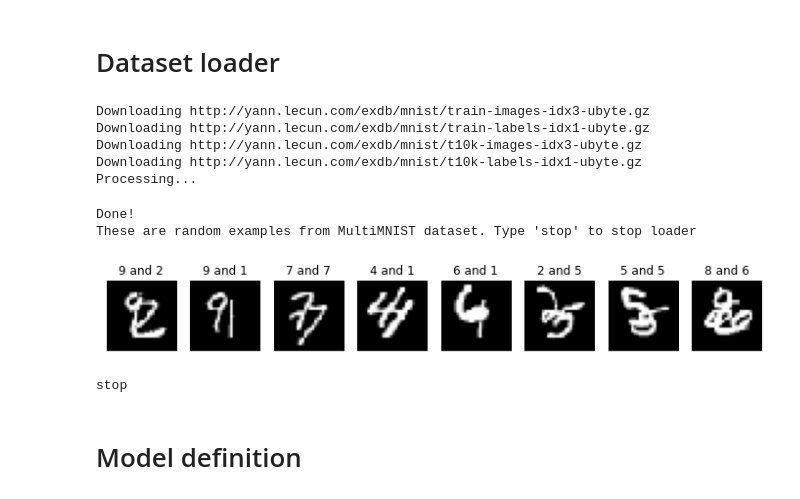
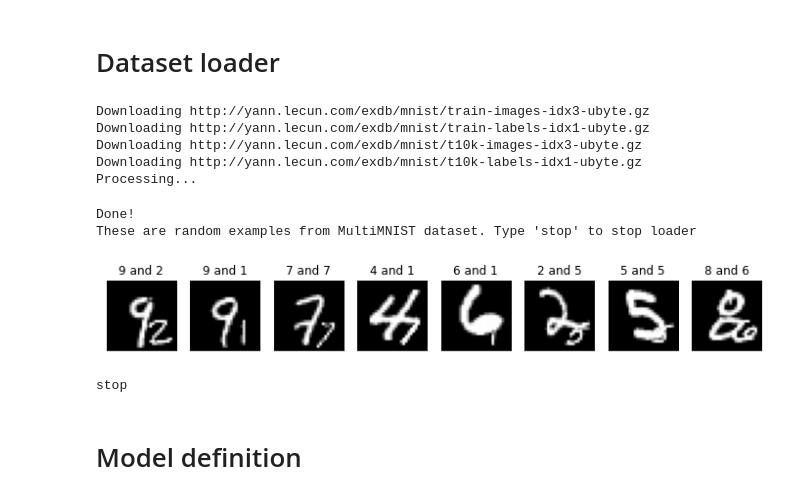
Before and after one commit to amkatrutsa/edm, a Jupyter notebook: MultiMNIST.ipynb, the cells around one changed output. Cells and saved outputs as stored; diff of their text form; code cells hidden in the pictures.

```diff
--- a/MultiMNIST.ipynb
+++ b/MultiMNIST.ipynb
@@ -268,10 +269,11 @@ def read_image_file(path):
             for j, right in enumerate(chosen_ones):
                 lim = pv[left,:,:]
                 rim = pv[right,:,:]
-                new_im = np.zeros((36,36))
+                rim =  np.array(Image.fromarray(rim).resize((14, 14), resample=Image.NEAREST))
+                new_im = np.zeros((28,28))
                 new_im[0:28,0:28] = lim
-                new_im[6:34,6:34] = rim
-                new_im[6:28,6:28] = np.maximum(lim[6:28,6:28], rim[0:22,0:22])
+                new_im[14:28,14:28] = rim
+                new_im[14:28,14:28] = np.maximum(lim[14:28,14:28], rim[0:14,0:14])
                 multi_data_im = np.array(Image.fromarray(new_im).resize((28, 28), resample=Image.NEAREST))
                 multi_data[left*1 + j,:,:] = multi_data_im
         return torch.from_numpy(parsed).view(length, num_rows, num_cols), torch.from_numpy(multi_data).view(length,num_rows, num_cols), extension
@@ -289,34 +291,34 @@ if __name__ == '__main__':
 
     dst = MNIST(root=MNIST_DATA_FOLDER, train=True, download=True, transform=global_transformer(), multi=True)
     loader = torch.utils.data.DataLoader(dst, batch_size=8, shuffle=True, num_workers=4)
     for dat in loader:
         print('These are random examples from MultiMNIST dataset. Type \'stop\' to stop loader')
         ims = dat[0].view(8,28,28).numpy()
 
         labs_l = dat[1]
         labs_r = dat[2]
         f, axarr = plt.subplots(1,8, figsize=(12,1.5))
         for j in range(8):
             axarr[j].imshow(ims[j,:,:], cmap='gray')
             axarr[j].set_title(f'{labs_l[j]} and {labs_r[j]}')
             axarr[j].set_xticks([])
             axarr[j].set_yticks([])
         plt.savefig('multimnist_example.pdf', transparent = True, bbox_inches = 'tight', pad_inches = 0)
         plt.show()
         a = input()
         if a == 'stop':
             break
         else:
             plt.close()
 # %% [output]
 Downloading http://yann.lecun.com/exdb/mnist/train-images-idx3-ubyte.gz
 Downloading http://yann.lecun.com/exdb/mnist/train-labels-idx1-ubyte.gz
 Downloading http://yann.lecun.com/exdb/mnist/t10k-images-idx3-ubyte.gz
 Downloading http://yann.lecun.com/exdb/mnist/t10k-labels-idx1-ubyte.gz
 Processing...
 Done!
 These are random examples from MultiMNIST dataset. Type 'stop' to stop loader
-[figure, old version]
+[figure, new version]
 stop
 # %% [markdown]
 # Model definition
```
Also changed, not shown: parts of 3 cells of this notebook.
